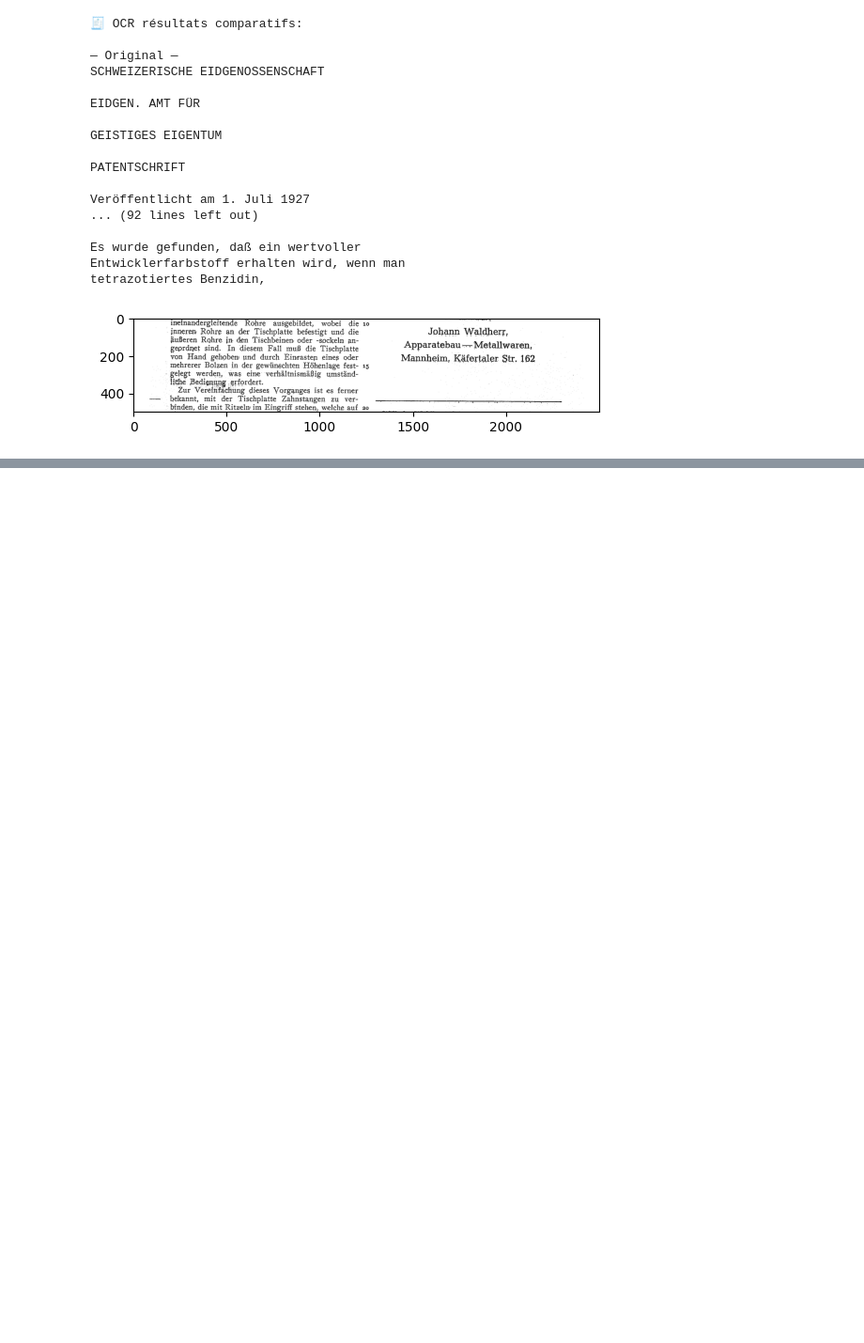
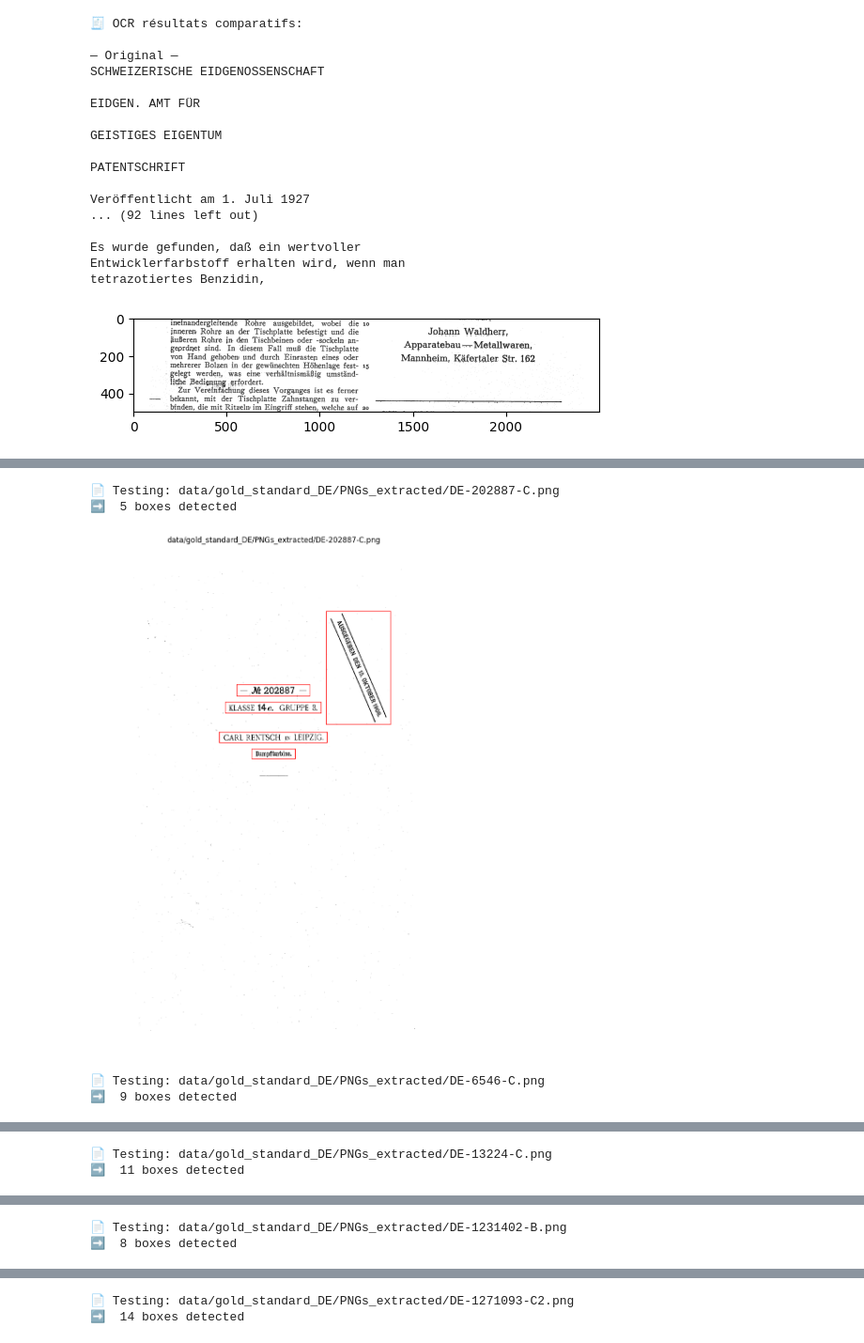
Before and after one commit to Just-PH/patent_pipeline, a Jupyter notebook: test_preprocess_image.ipynb, the cells around one changed output, grey strips where cells are left out. Shown at 94% size. Saved outputs shown, nothing was run; the diff lists cells and outputs as text; code cells hidden in the pictures; blank space fills up the shorter version.

```diff
--- a/test_preprocess_image.ipynb
+++ b/test_preprocess_image.ipynb
@@ -91,0 +858,73 @@ plt.show()
+# %%
+import fitz
+from pathlib import Path
+from PIL import Image
+import numpy as np
+import matplotlib.pyplot as plt
+
+# -------------------------------------------------------------
+# Liste de documents
+# -------------------------------------------------------------
+doc_paths = [
+    "data/gold_standard_DE/PNGs_extracted/DE-202887-C.png",
+    "data/gold_standard_DE/PNGs_extracted/DE-6546-C.png",
+    "data/gold_standard_DE/PNGs_extracted/DE-13224-C.png",
+    "data/gold_standard_DE/PNGs_extracted/DE-1231402-B.png",
+    "data/gold_standard_DE/PNGs_extracted/DE-1271093-C2.png",
+    "data/gold_standard_DE/PNGs_extracted/DE-953673-C.png",
+    "data/gold_standard_DE/PNGs_extracted/DE-1545252-A1.pdf"
+]
+
+
+# -------------------------------------------------------------
+# Fonction de visualisation
+# -------------------------------------------------------------
+def visualize_segmentations(doc_paths, segment_fn):
+    for doc_path in doc_paths:
+
+        print("📄 Testing:", doc_path)
+        doc = Path(doc_path)
+
+        # --- Charge l’image ou PDF
+        if doc.suffix.lower() == ".pdf":
+            pdf = fitz.open(str(doc))
+            page = pdf.load_page(0)
+            pix = page.get_pixmap(dpi=300)
+            raw_img = Image.frombytes("RGB", (pix.width, pix.height), pix.samples)
+        else:
+            raw_img = Image.open(doc).convert("RGB")
+
+        # --- Segmentation
+        out, boxes = segment_fn(raw_img)
+
+        print(f"➡️  {len(boxes)} boxes detected")
+
+        # --- Visualisation NumPy
+        raw_np = np.array(raw_img).copy()
+        vis = raw_np.copy()
+
+        for (x1, y1, x2, y2) in boxes:
+            vis[y1:y1+4, x1:x2] = [255, 0, 0]   # top
+            vis[y2-4:y2, x1:x2] = [255, 0, 0]   # bottom
+            vis[y1:y2, x1:x1+4] = [255, 0, 0]   # left
+            vis[y1:y2, x2-4:x2] = [255, 0, 0]   # right
+
+        # --- Plot
+        plt.figure(figsize=(10, 12))
+        plt.imshow(vis)
+        plt.axis("off")
+        plt.title(doc_path)
+        plt.tight_layout()
+        plt.show()
+
+
+# -------------------------------------------------------------
+# Lance la visualisation
+# -------------------------------------------------------------
+visualize_segmentations(doc_paths, segment_document_v5)
+# %% [output]
+📄 Testing: data/gold_standard_DE/PNGs_extracted/DE-202887-C.png
+➡️  5 boxes detected
+[figure, added]
+📄 Testing: data/gold_standard_DE/PNGs_extracted/DE-6546-C.png
+➡️  9 boxes detected
@@ -91,0 +932,2 @@ plt.show()
+📄 Testing: data/gold_standard_DE/PNGs_extracted/DE-13224-C.png
+➡️  11 boxes detected
@@ -91,0 +935,2 @@ plt.show()
+📄 Testing: data/gold_standard_DE/PNGs_extracted/DE-1231402-B.png
+➡️  8 boxes detected
@@ -91,0 +938,2 @@ plt.show()
+📄 Testing: data/gold_standard_DE/PNGs_extracted/DE-1271093-C2.png
+➡️  14 boxes detected
```
Also changed, not shown: parts of 14 cells of this notebook, 15 other files.
